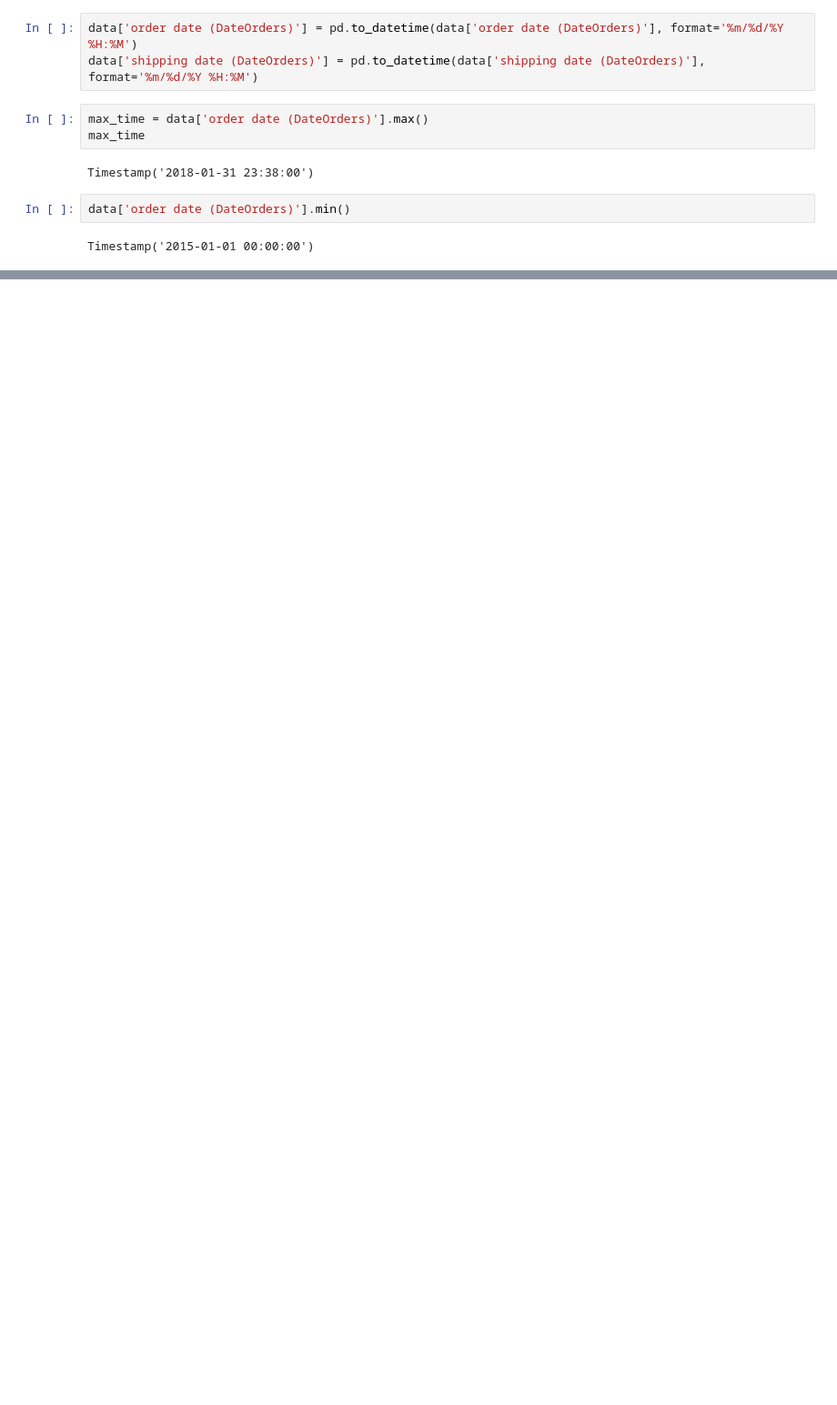
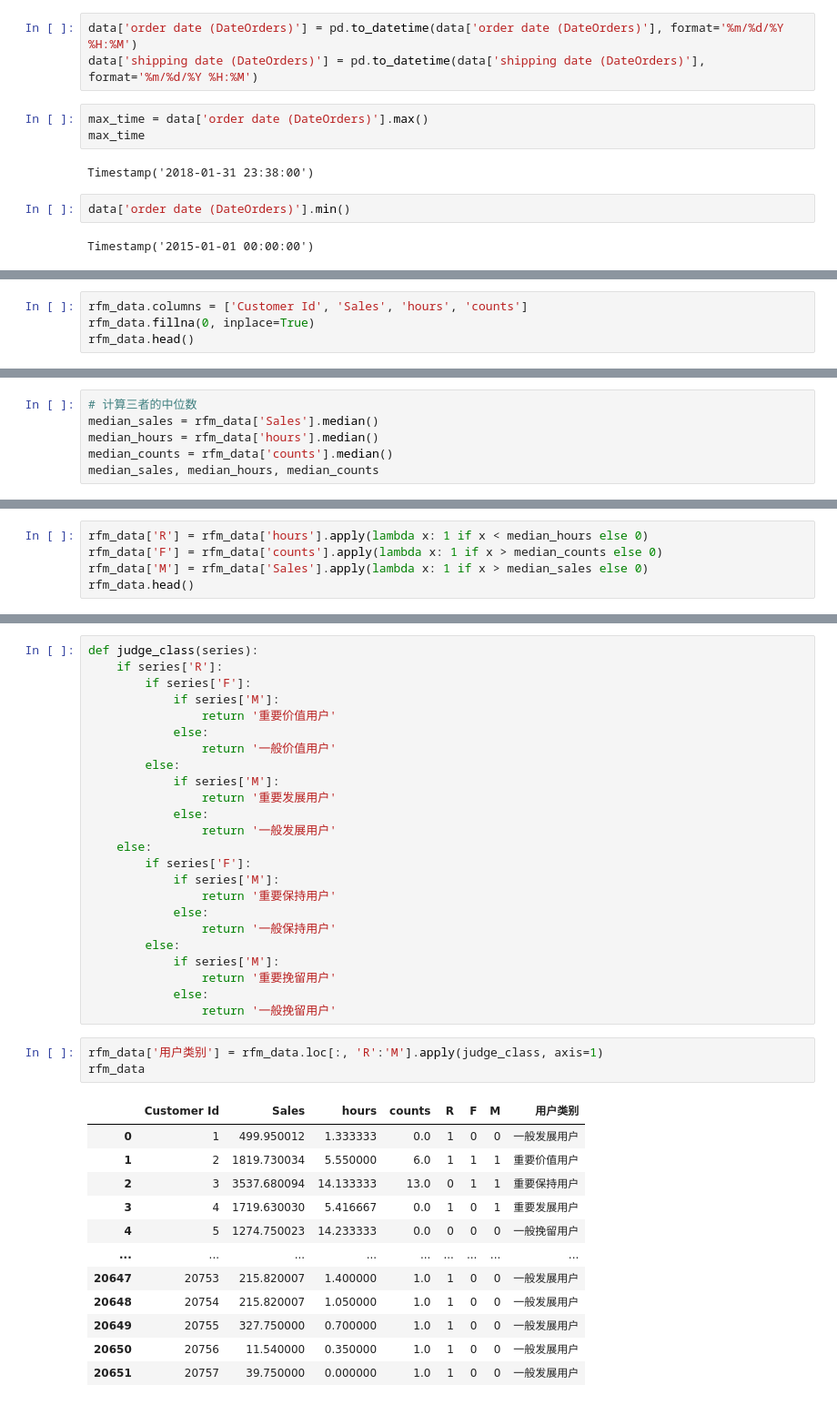
Before and after one commit to Emjingown/BI_Learning, a Jupyter notebook: homework/资金流入流出预测/Week8作业/action-智能供应链分析/智能供应链分析.ipynb, the cells around one changed output, grey strips where cells are left out. Shown at 91% size. Saved outputs shown, nothing was run; the diff lists cells and outputs as text; blank space fills up the shorter version.

```diff
--- a/homework/资金流入流出预测/Week8作业/action-智能供应链分析/智能供应链分析.ipynb
+++ b/homework/资金流入流出预测/Week8作业/action-智能供应链分析/智能供应链分析.ipynb
@@ -147,0 +152,4 @@ data
+# %%
+rfm_data.columns = ['Customer Id', 'Sales', 'hours', 'counts']
+rfm_data.fillna(0, inplace=True)
+rfm_data.head()
@@ -147,0 +163,6 @@ data
+# %%
+# 计算三者的中位数
+median_sales = rfm_data['Sales'].median()
+median_hours = rfm_data['hours'].median()
+median_counts = rfm_data['counts'].median()
+median_sales, median_hours, median_counts
@@ -147,0 +186,5 @@ data
+# %%
+rfm_data['R'] = rfm_data['hours'].apply(lambda x: 1 if x < median_hours else 0)
+rfm_data['F'] = rfm_data['counts'].apply(lambda x: 1 if x > median_counts else 0)
+rfm_data['M'] = rfm_data['Sales'].apply(lambda x: 1 if x > median_sales else 0)
+rfm_data.head()
@@ -147,0 +198,40 @@ data
+# %%
+def judge_class(series):
+    if series['R']:
+        if series['F']:
+            if series['M']:
+                return '重要价值用户'
+            else:
+                return '一般价值用户'
+        else:
+            if series['M']:
+                return '重要发展用户'
+            else:
+                return '一般发展用户'
+    else:
+        if series['F']:
+            if series['M']:
+                return '重要保持用户'
+            else:
+                return '一般保持用户'
+        else:
+            if series['M']:
+                return '重要挽留用户'
+            else:
+                return '一般挽留用户'
+# %%
+rfm_data['用户类别'] = rfm_data.loc[:, 'R':'M'].apply(judge_class, axis=1)
+rfm_data
+# %% [output]
+|  | Customer Id | Sales | hours | counts | R | F | M | 用户类别 |
+| 0 | 1 | 499.950012 | 1.333333 | 0.0 | 1 | 0 | 0 | 一般发展用户 |
+| 1 | 2 | 1819.730034 | 5.550000 | 6.0 | 1 | 1 | 1 | 重要价值用户 |
+| 2 | 3 | 3537.680094 | 14.133333 | 13.0 | 0 | 1 | 1 | 重要保持用户 |
+| 3 | 4 | 1719.630030 | 5.416667 | 0.0 | 1 | 0 | 1 | 重要发展用户 |
+| 4 | 5 | 1274.750023 | 14.233333 | 0.0 | 0 | 0 | 0 | 一般挽留用户 |
+| ... | ... | ... | ... | ... | ... | ... | ... | ... |
+| 20647 | 20753 | 215.820007 | 1.400000 | 1.0 | 1 | 0 | 0 | 一般发展用户 |
+| 20648 | 20754 | 215.820007 | 1.050000 | 1.0 | 1 | 0 | 0 | 一般发展用户 |
+| 20649 | 20755 | 327.750000 | 0.700000 | 1.0 | 1 | 0 | 0 | 一般发展用户 |
+| 20650 | 20756 | 11.540000 | 0.350000 | 1.0 | 1 | 0 | 0 | 一般发展用户 |
+| 20651 | 20757 | 39.750000 | 0.000000 | 1.0 | 1 | 0 | 0 | 一般发展用户 |
```
Also changed, not shown: parts of 13 cells of this notebook.
